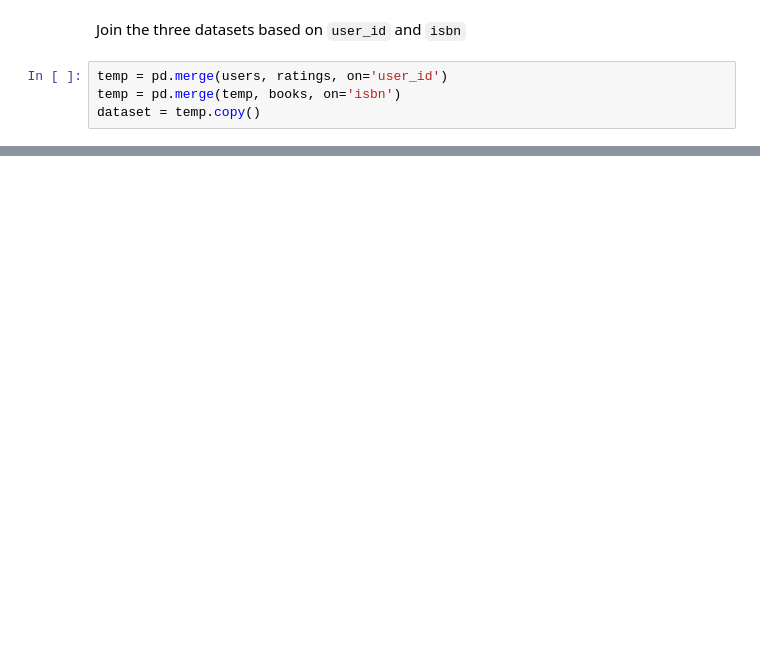
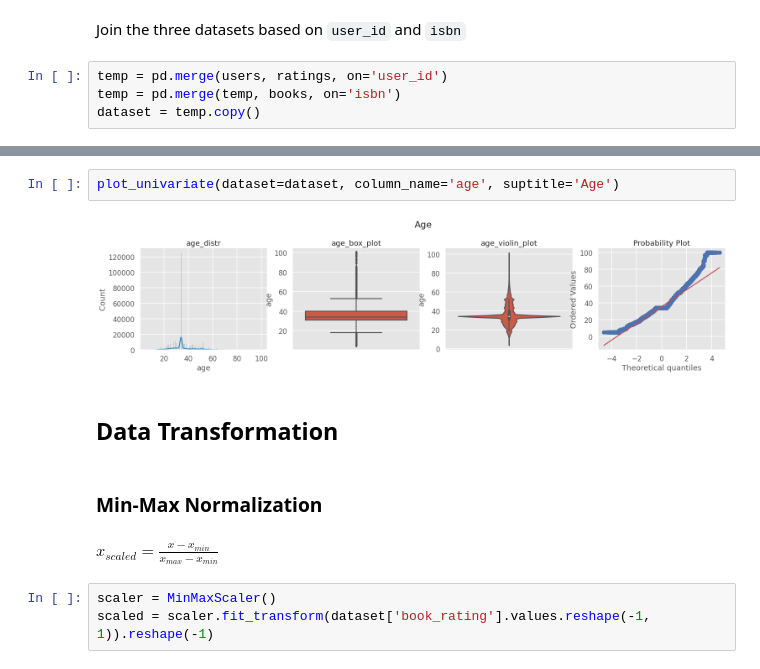
Before and after one commit to satyajitghana/University-Work-SEM-07, a Jupyter notebook: Assignment-01-2020/DM/BookReview-EDA.ipynb, the cells around one changed output, grey strips where cells are left out. Cells and saved outputs as stored; diff of their text form; blank space fills up the shorter version.

```diff
--- a/Assignment-01-2020/DM/BookReview-EDA.ipynb
+++ b/Assignment-01-2020/DM/BookReview-EDA.ipynb
@@ -148,0 +362,13 @@ dataset
+# %%
+plot_univariate(dataset=dataset, column_name='age', suptitle='Age')
+# %% [output]
+[figure, added]
+# %% [markdown]
+## Data Transformation
+# %% [markdown]
+### Min-Max Normalization
+# %% [markdown]
+$x_{scaled} = \frac{x-x_{min}}{x_{max}-x_{min}}$
+# %%
+scaler = MinMaxScaler()
+scaled = scaler.fit_transform(dataset['book_rating'].values.reshape(-1, 1)).reshape(-1)
```
Also changed, not shown: parts of 96 cells of this notebook, 5 other files.
